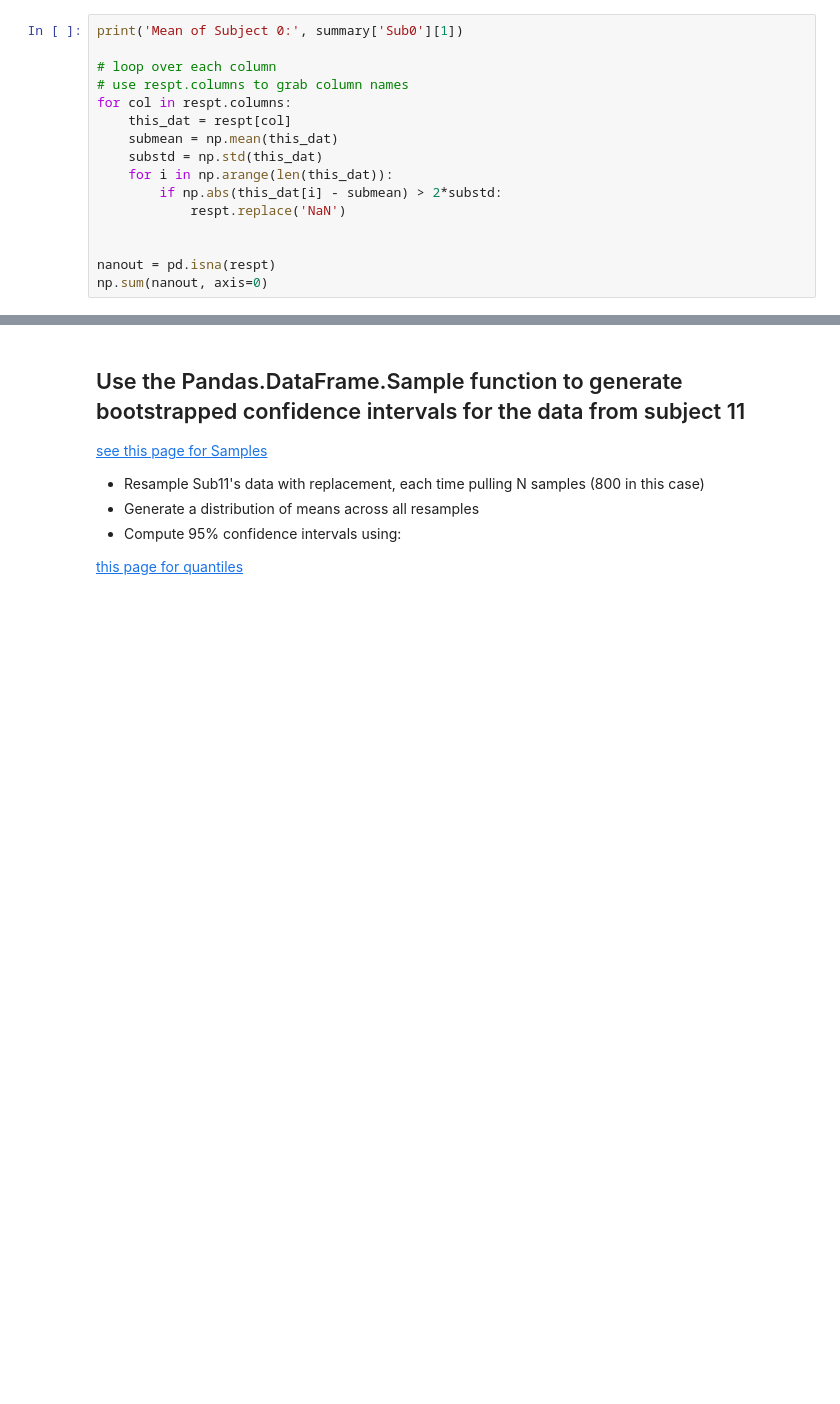
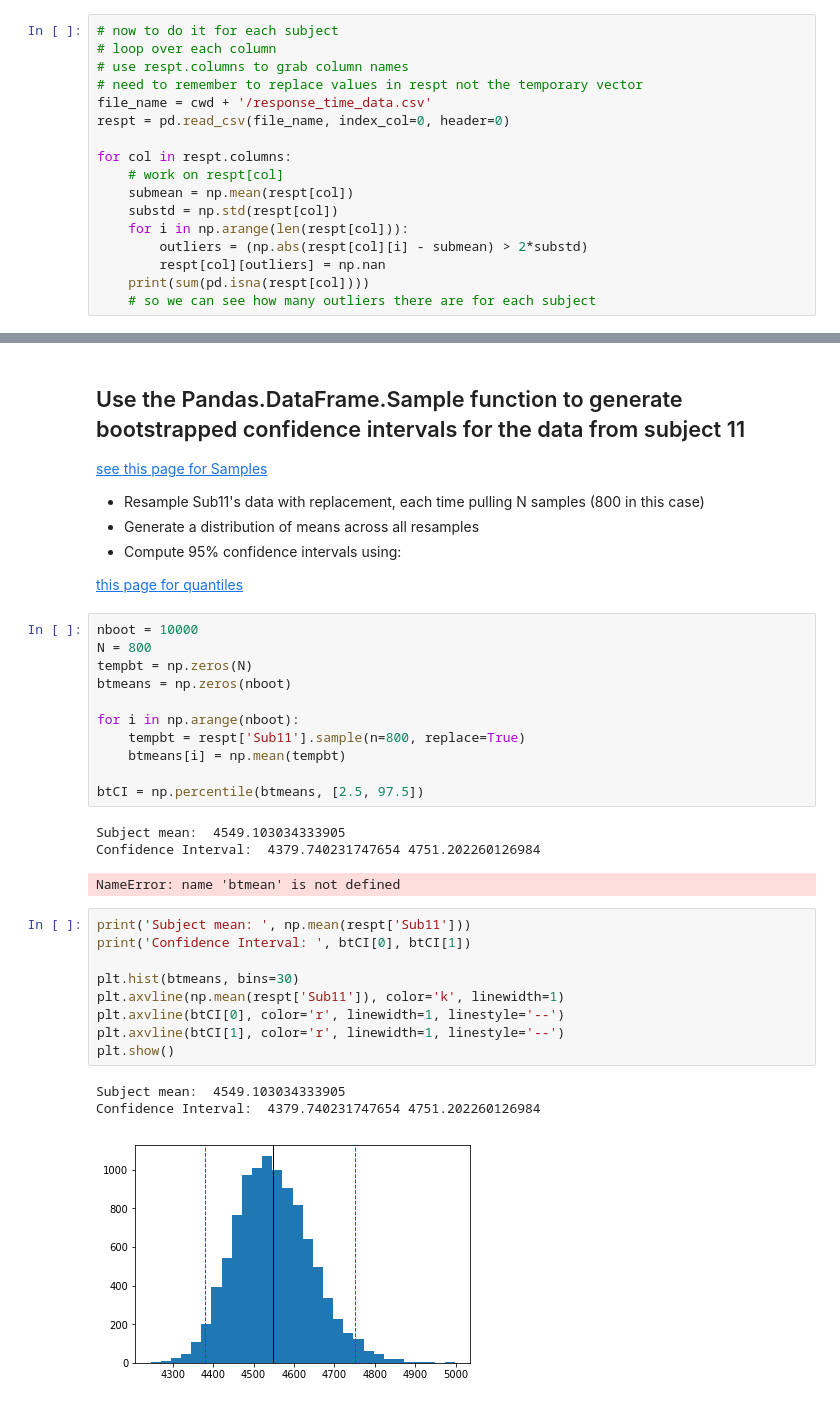
Before and after one commit to ollicamp/PSYC-NEU-231, a Jupyter notebook: Tutorial_052_InClassExercises.ipynb, the cells around one changed output, grey strips where cells are left out. Drawn from its saved outputs; the diff is of its cells as text; blank space fills up the shorter version.

```diff
--- a/Tutorial_052_InClassExercises.ipynb
+++ b/Tutorial_052_InClassExercises.ipynb
@@ -76,17 +94,18 @@ dtype: int64
 # %%
-print('Mean of Subject 0:', summary['Sub0'][1])
-
+# now to do it for each subject
 # loop over each column
 # use respt.columns to grab column names
+# need to remember to replace values in respt not the temporary vector
+file_name = cwd + '/response_time_data.csv'
+respt = pd.read_csv(file_name, index_col=0, header=0)
+
 for col in respt.columns:
-    this_dat = respt[col]
-    submean = np.mean(this_dat)
-    substd = np.std(this_dat)
-    for i in np.arange(len(this_dat)):
-        if np.abs(this_dat[i] - submean) > 2*substd:
-            respt.replace('NaN')
-
-
-nanout = pd.isna(respt)
-np.sum(nanout, axis=0)
+    # work on respt[col]
+    submean = np.mean(respt[col])
+    substd = np.std(respt[col])
+    for i in np.arange(len(respt[col])):
+        outliers = (np.abs(respt[col][i] - submean) > 2*substd)
+        respt[col][outliers] = np.nan
+    print(sum(pd.isna(respt[col])))
+    # so we can see how many outliers there are for each subject
 # %% [output]
@@ -147,3 +173,31 @@ dtype: int64
 * Compute 95% confidence intervals using:
 
 [this page for quantiles](https://pandas.pydata.org/pandas-docs/stable/generated/pandas.DataFrame.quantile.html)
+# %%
+nboot = 10000
+N = 800
+tempbt = np.zeros(N)
+btmeans = np.zeros(nboot)
+
+for i in np.arange(nboot):
+    tempbt = respt['Sub11'].sample(n=800, replace=True)
+    btmeans[i] = np.mean(tempbt)
+
+btCI = np.percentile(btmeans, [2.5, 97.5])
+# %% [output]
+Subject mean:  4549.103034333905
+Confidence Interval:  4379.740231747654 4751.202260126984
+NameError: name 'btmean' is not defined
+# %%
+print('Subject mean: ', np.mean(respt['Sub11']))
+print('Confidence Interval: ', btCI[0], btCI[1])
+
+plt.hist(btmeans, bins=30)
+plt.axvline(np.mean(respt['Sub11']), color='k', linewidth=1)
+plt.axvline(btCI[0], color='r', linewidth=1, linestyle='--')
+plt.axvline(btCI[1], color='r', linewidth=1, linestyle='--')
+plt.show()
+# %% [output]
+Subject mean:  4549.103034333905
+Confidence Interval:  4379.740231747654 4751.202260126984
+[figure, added]
```
Also changed, not shown: parts of 7 cells of this notebook, 4 other files.
